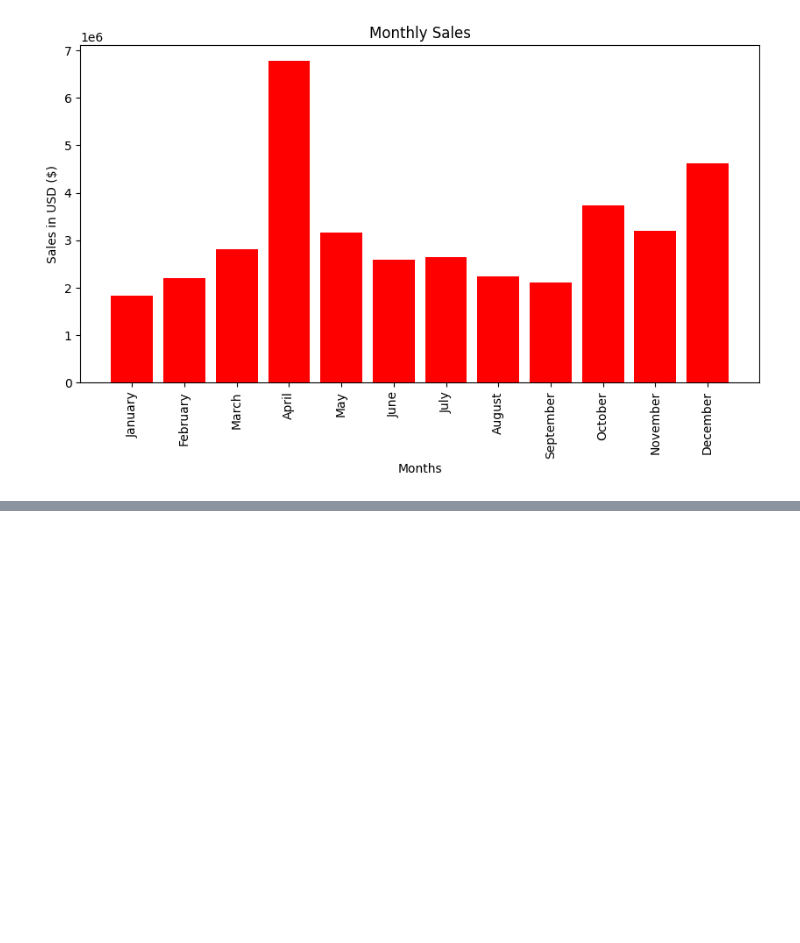
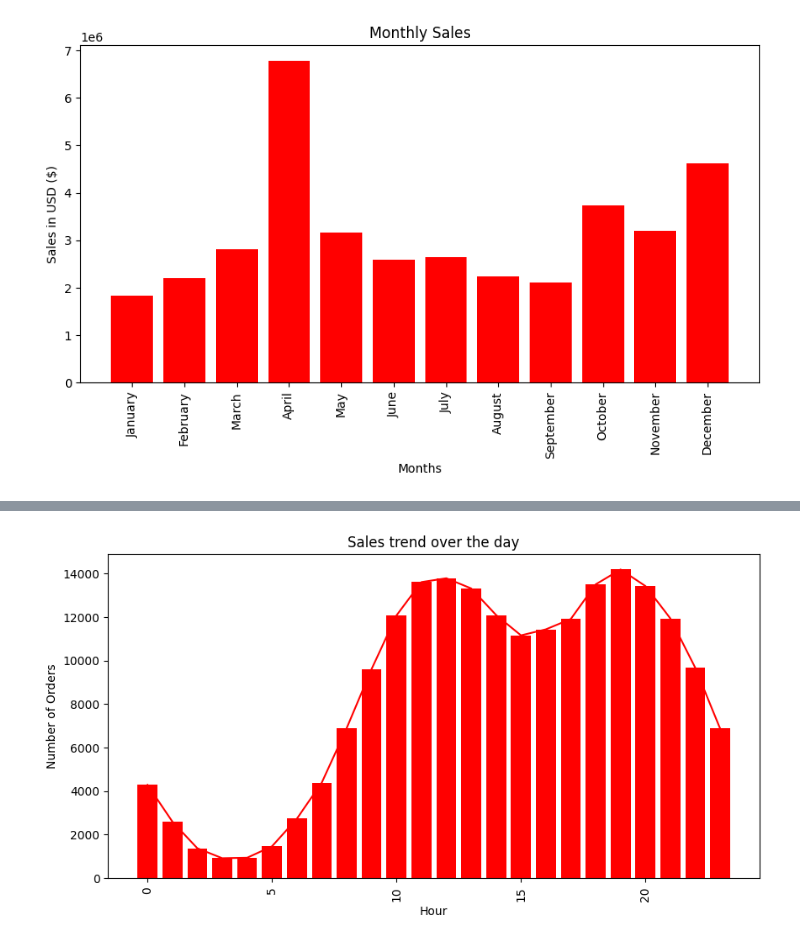
Before and after one commit to awais345/Exploratory_Data_Analysis_Sales, a Jupyter notebook: Exploratory_Data_Analysis_Sales.ipynb, the cells around one changed output, grey strips where cells are left out. Saved outputs shown, nothing was run; the diff lists cells and outputs as text; code cells hidden in the pictures; blank space fills up the shorter version.

```diff
--- a/Exploratory_Data_Analysis_Sales.ipynb
+++ b/Exploratory_Data_Analysis_Sales.ipynb
@@ -352,0 +367,4 @@ plt.show()
+# %%
+#create columns named Hour and minutes to analyze the time most orders received
+df2['Hour']= df2['Order Date'].dt.hour
+df2['Minute']= df2['Order Date'].dt.minute
@@ -352,0 +380,4 @@ plt.show()
+# %%
+#returns the number of orders in each hour
+order_by_hour = df2.groupby('Hour')[['Quantity Ordered']].count()
+order_by_hour
@@ -352,0 +439,12 @@ plt.show()
+# %%
+#plot line graph and bar chart to display the number of orders over the day
+plt.figure(figsize=(10,5))
+plt.plot(order_by_hour.index, order_by_hour['Quantity Ordered'], color='r')
+plt.bar(order_by_hour.index, order_by_hour['Quantity Ordered'], color='r')
+plt.xticks(rotation=90)
+plt.xlabel('Hour')
+plt.ylabel('Number of Orders')
+plt.title('Sales trend over the day')
+plt.show()
+# %% [output]
+[figure, added]
```
Also changed, not shown: parts of 39 cells of this notebook.
